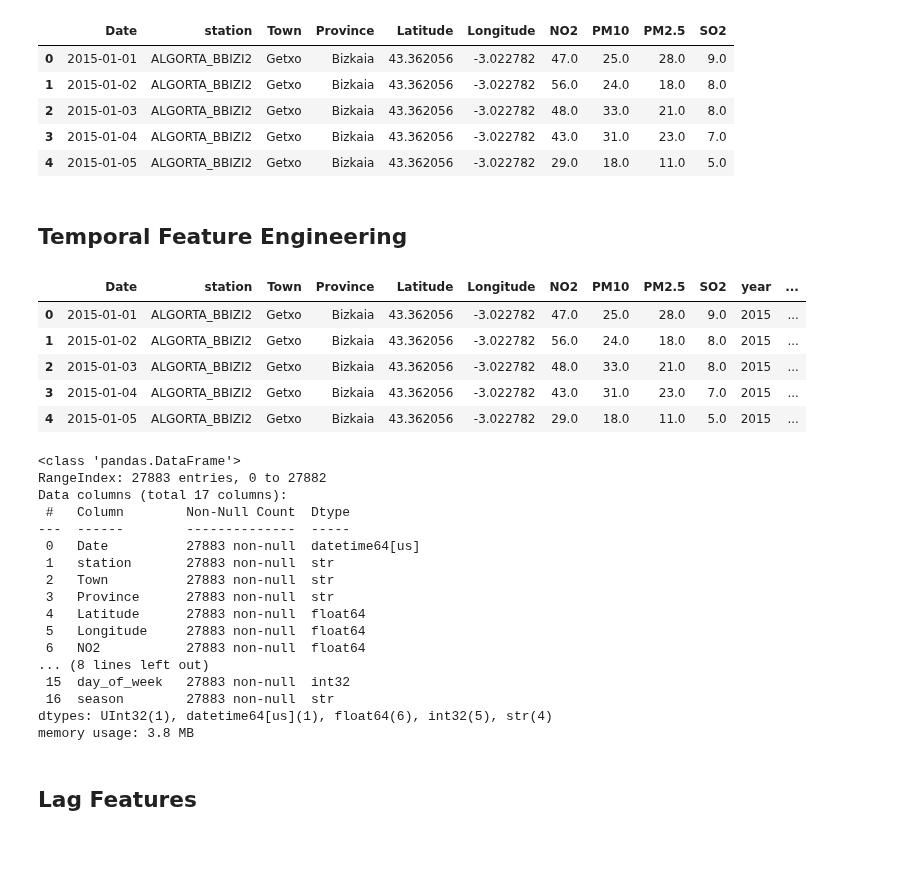
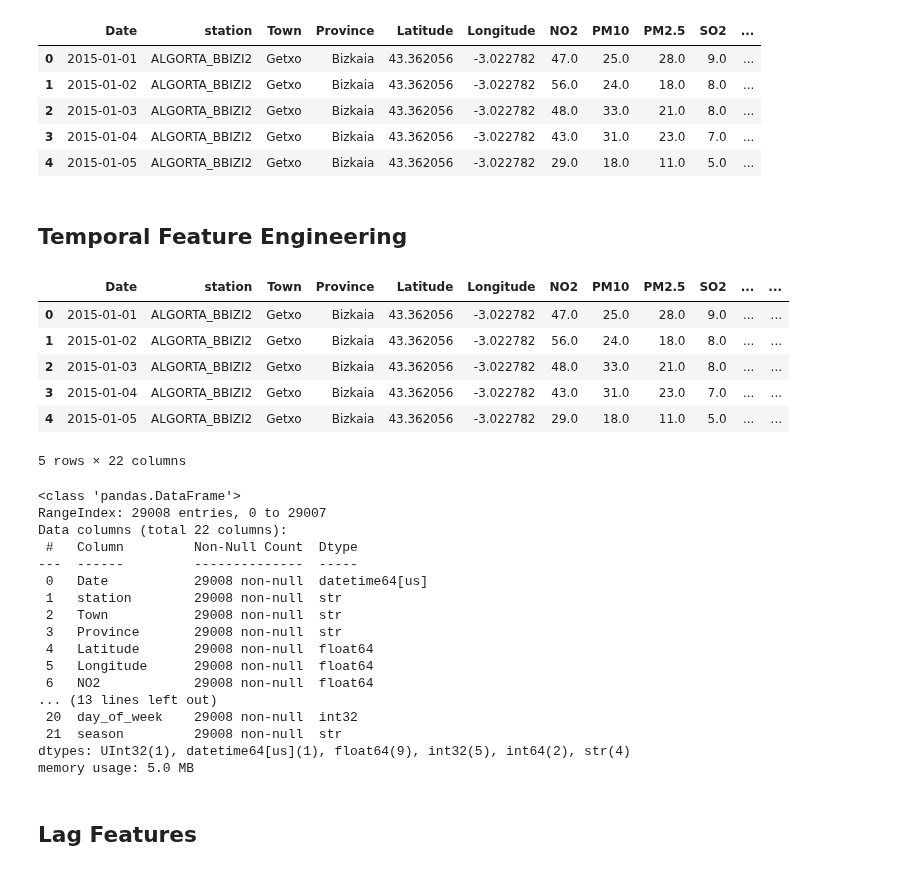
Before and after one commit to armanghazi/AI-Based-Smart-City-Air-Quality-Monitoring-and-Forecasting-System-for-Greater-Bilbao, a Jupyter notebook: notebooks/06_feature_engineering.ipynb, the cells around one changed output. Saved outputs shown, nothing was run; the diff lists cells and outputs as text; code cells hidden in the pictures.

```diff
--- a/notebooks/06_feature_engineering.ipynb
+++ b/notebooks/06_feature_engineering.ipynb
@@ -11,15 +11,15 @@ with open(config_path, "r") as f:
 
 root = Path(config['project_root'])
 # %%
-df = pd.read_parquet(root / "data" / "processed" / "final_air_quality.parquet")
+df = pd.read_parquet("../data/processed/air_quality_weather.parquet")
 df.head()
 # %% [output]
-|  | Date | station | Town | Province | Latitude | Longitude | NO2 | PM10 | PM2.5 | SO2 |
-| 0 | 2015-01-01 | ALGORTA_BBIZI2 | Getxo | Bizkaia | 43.362056 | -3.022782 | 47.0 | 25.0 | 28.0 | 9.0 |
-| 1 | 2015-01-02 | ALGORTA_BBIZI2 | Getxo | Bizkaia | 43.362056 | -3.022782 | 56.0 | 24.0 | 18.0 | 8.0 |
-| 2 | 2015-01-03 | ALGORTA_BBIZI2 | Getxo | Bizkaia | 43.362056 | -3.022782 | 48.0 | 33.0 | 21.0 | 8.0 |
-| 3 | 2015-01-04 | ALGORTA_BBIZI2 | Getxo | Bizkaia | 43.362056 | -3.022782 | 43.0 | 31.0 | 23.0 | 7.0 |
-| 4 | 2015-01-05 | ALGORTA_BBIZI2 | Getxo | Bizkaia | 43.362056 | -3.022782 | 29.0 | 18.0 | 11.0 | 5.0 |
+|  | Date | station | Town | Province | Latitude | Longitude | NO2 | PM10 | PM2.5 | SO2 | ... |
+| 0 | 2015-01-01 | ALGORTA_BBIZI2 | Getxo | Bizkaia | 43.362056 | -3.022782 | 47.0 | 25.0 | 28.0 | 9.0 | ... |
+| 1 | 2015-01-02 | ALGORTA_BBIZI2 | Getxo | Bizkaia | 43.362056 | -3.022782 | 56.0 | 24.0 | 18.0 | 8.0 | ... |
+| 2 | 2015-01-03 | ALGORTA_BBIZI2 | Getxo | Bizkaia | 43.362056 | -3.022782 | 48.0 | 33.0 | 21.0 | 8.0 | ... |
+| 3 | 2015-01-04 | ALGORTA_BBIZI2 | Getxo | Bizkaia | 43.362056 | -3.022782 | 43.0 | 31.0 | 23.0 | 7.0 | ... |
+| 4 | 2015-01-05 | ALGORTA_BBIZI2 | Getxo | Bizkaia | 43.362056 | -3.022782 | 29.0 | 18.0 | 11.0 | 5.0 | ... |
 # %% [markdown]
 ## Temporal Feature Engineering
 # %%
@@ -47,32 +47,33 @@ season_map = {
 df["season"] = df["month"].map(season_map)
 df.head()
 # %% [output]
-|  | Date | station | Town | Province | Latitude | Longitude | NO2 | PM10 | PM2.5 | SO2 | year | ... |
-| 0 | 2015-01-01 | ALGORTA_BBIZI2 | Getxo | Bizkaia | 43.362056 | -3.022782 | 47.0 | 25.0 | 28.0 | 9.0 | 2015 | ... |
-| 1 | 2015-01-02 | ALGORTA_BBIZI2 | Getxo | Bizkaia | 43.362056 | -3.022782 | 56.0 | 24.0 | 18.0 | 8.0 | 2015 | ... |
-| 2 | 2015-01-03 | ALGORTA_BBIZI2 | Getxo | Bizkaia | 43.362056 | -3.022782 | 48.0 | 33.0 | 21.0 | 8.0 | 2015 | ... |
-| 3 | 2015-01-04 | ALGORTA_BBIZI2 | Getxo | Bizkaia | 43.362056 | -3.022782 | 43.0 | 31.0 | 23.0 | 7.0 | 2015 | ... |
-| 4 | 2015-01-05 | ALGORTA_BBIZI2 | Getxo | Bizkaia | 43.362056 | -3.022782 | 29.0 | 18.0 | 11.0 | 5.0 | 2015 | ... |
+|  | Date | station | Town | Province | Latitude | Longitude | NO2 | PM10 | PM2.5 | SO2 | ... | ... |
+| 0 | 2015-01-01 | ALGORTA_BBIZI2 | Getxo | Bizkaia | 43.362056 | -3.022782 | 47.0 | 25.0 | 28.0 | 9.0 | ... | ... |
+| 1 | 2015-01-02 | ALGORTA_BBIZI2 | Getxo | Bizkaia | 43.362056 | -3.022782 | 56.0 | 24.0 | 18.0 | 8.0 | ... | ... |
+| 2 | 2015-01-03 | ALGORTA_BBIZI2 | Getxo | Bizkaia | 43.362056 | -3.022782 | 48.0 | 33.0 | 21.0 | 8.0 | ... | ... |
+| 3 | 2015-01-04 | ALGORTA_BBIZI2 | Getxo | Bizkaia | 43.362056 | -3.022782 | 43.0 | 31.0 | 23.0 | 7.0 | ... | ... |
+| 4 | 2015-01-05 | ALGORTA_BBIZI2 | Getxo | Bizkaia | 43.362056 | -3.022782 | 29.0 | 18.0 | 11.0 | 5.0 | ... | ... |
+5 rows × 22 columns
 # %%
 df.info()
 # %% [output]
 <class 'pandas.DataFrame'>
-RangeIndex: 27883 entries, 0 to 27882
-Data columns (total 17 columns):
- #   Column        Non-Null Count  Dtype
----  ------        --------------  -----
- 0   Date          27883 non-null  datetime64[us]
- 1   station       27883 non-null  str
- 2   Town          27883 non-null  str
- 3   Province      27883 non-null  str
- 4   Latitude      27883 non-null  float64
- 5   Longitude     27883 non-null  float64
- 6   NO2           27883 non-null  float64
-... (8 lines left out)
- 15  day_of_week   27883 non-null  int32
- 16  season        27883 non-null  str
-dtypes: UInt32(1), datetime64[us](1), float64(6), int32(5), str(4)
-memory usage: 3.8 MB
+RangeIndex: 29008 entries, 0 to 29007
+Data columns (total 22 columns):
+ #   Column         Non-Null Count  Dtype
+---  ------         --------------  -----
+ 0   Date           29008 non-null  datetime64[us]
+ 1   station        29008 non-null  str
+ 2   Town           29008 non-null  str
+ 3   Province       29008 non-null  str
+ 4   Latitude       29008 non-null  float64
+ 5   Longitude      29008 non-null  float64
+ 6   NO2            29008 non-null  float64
+... (13 lines left out)
+ 20  day_of_week    29008 non-null  int32
+ 21  season         29008 non-null  str
+dtypes: UInt32(1), datetime64[us](1), float64(9), int32(5), int64(2), str(4)
+memory usage: 5.0 MB
 # %% [markdown]
 ## Lag Features
 # %%
```
Also changed, not shown: parts of 5 cells of this notebook, 8 other files.
